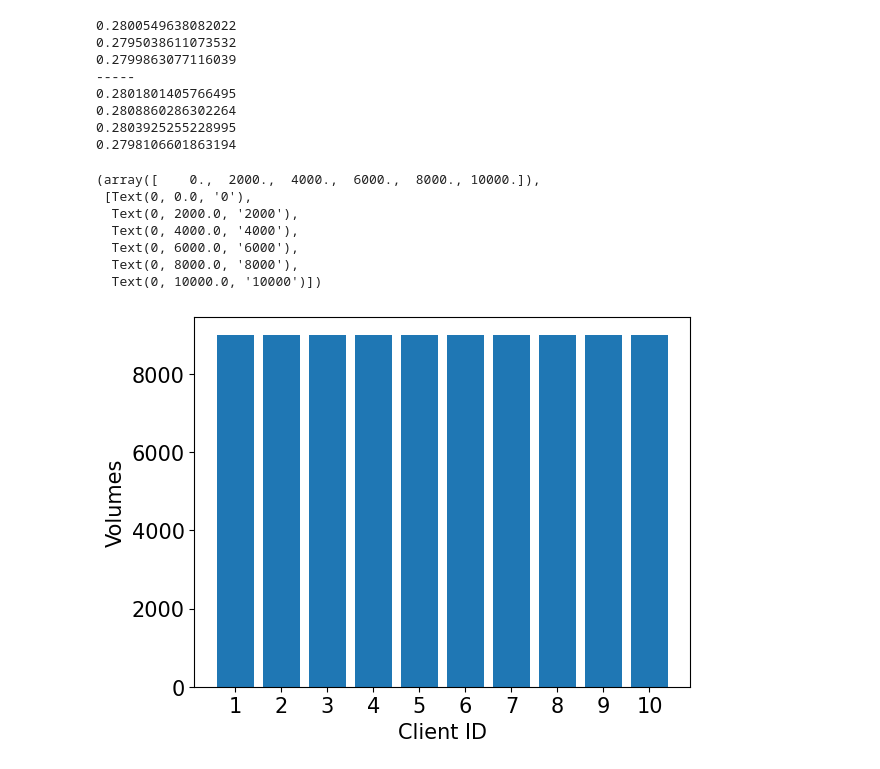
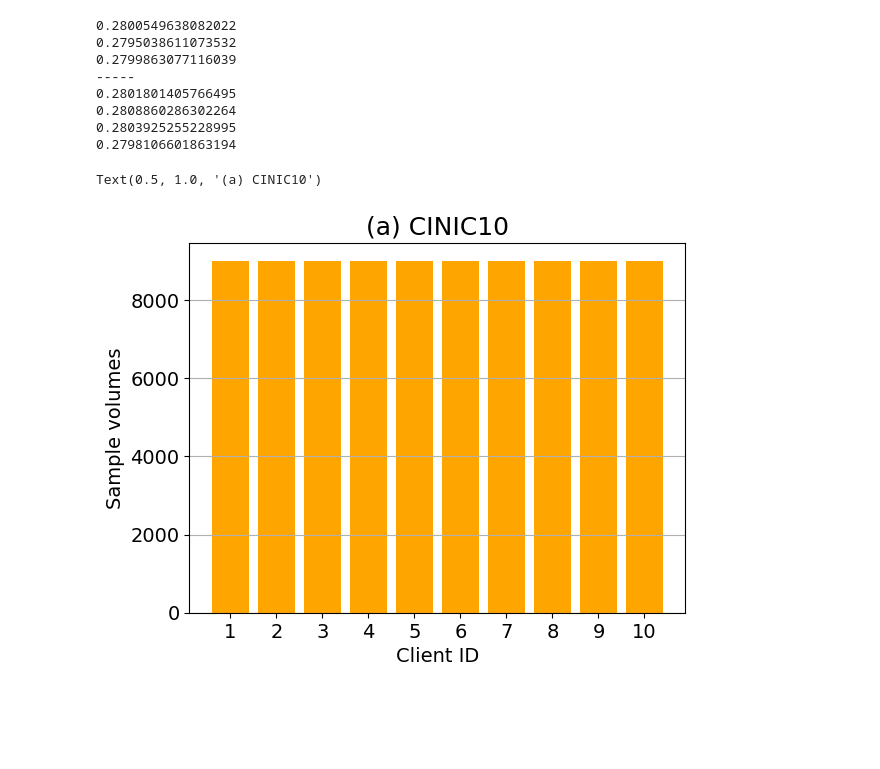
Before and after one commit to TaehwanY98/Fed-Ref, a Jupyter notebook: 2.Cinic10.ipynb, the cells around one changed output. Cells and saved outputs as stored; diff of their text form; code cells hidden in the pictures; blank space fills up the shorter version.

```diff
--- a/5.Cinic10.ipynb
+++ b/2.Cinic10.ipynb
@@ -307,17 +307,14 @@ print(max(fedref[3]["f1score"][:n]))
 0.2803925255228995
 0.2798106601863194
 # %%
-plt.bar(range(1,11, 1), [9000]*10)
-plt.xlabel("Client ID", fontsize=15)
-plt.ylabel("Volumes", fontsize=15)
-plt.xticks(range(1,11, 1), fontsize=15)
-plt.yticks(fontsize=15)
+import matplotlib.pyplot as plt
+plt.bar(range(1,11, 1), [9000]*10, color="orange")
+plt.grid(axis="y")
+plt.xlabel("Client ID", fontsize=14)
+plt.ylabel("Sample volumes", fontsize=14)
+plt.xticks(range(1,11, 1), fontsize=14)
+plt.yticks(fontsize=14)
+plt.title("(a) CINIC10", fontsize=18)
 # %% [output]
-(array([    0.,  2000.,  4000.,  6000.,  8000., 10000.]),
- [Text(0, 0.0, '0'),
-  Text(0, 2000.0, '2000'),
-  Text(0, 4000.0, '4000'),
-  Text(0, 6000.0, '6000'),
-  Text(0, 8000.0, '8000'),
-  Text(0, 10000.0, '10000')])
+Text(0.5, 1.0, '(a) CINIC10')
-[figure, old version]
+[figure, new version]
```
Also changed, not shown: 22 other files.
